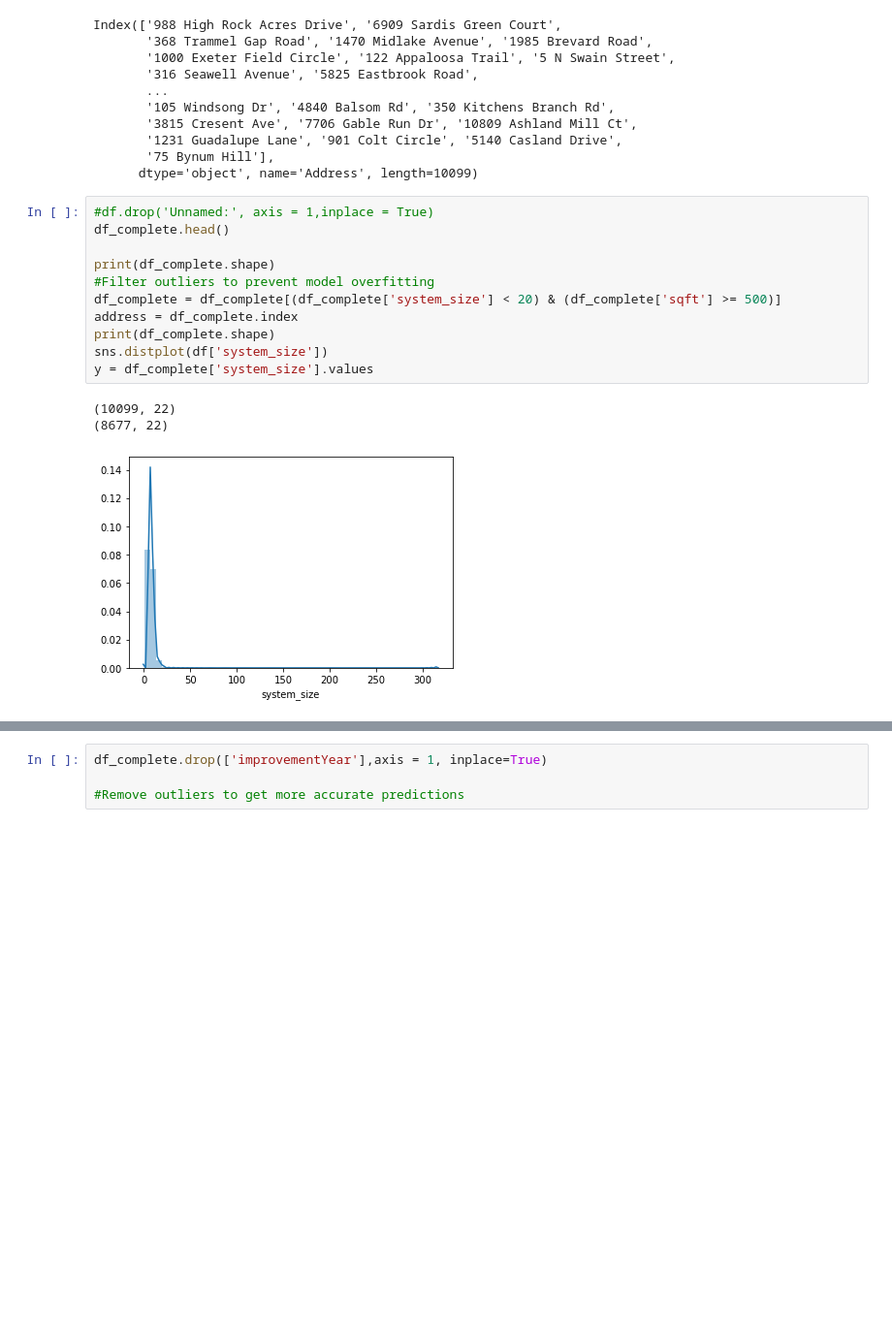
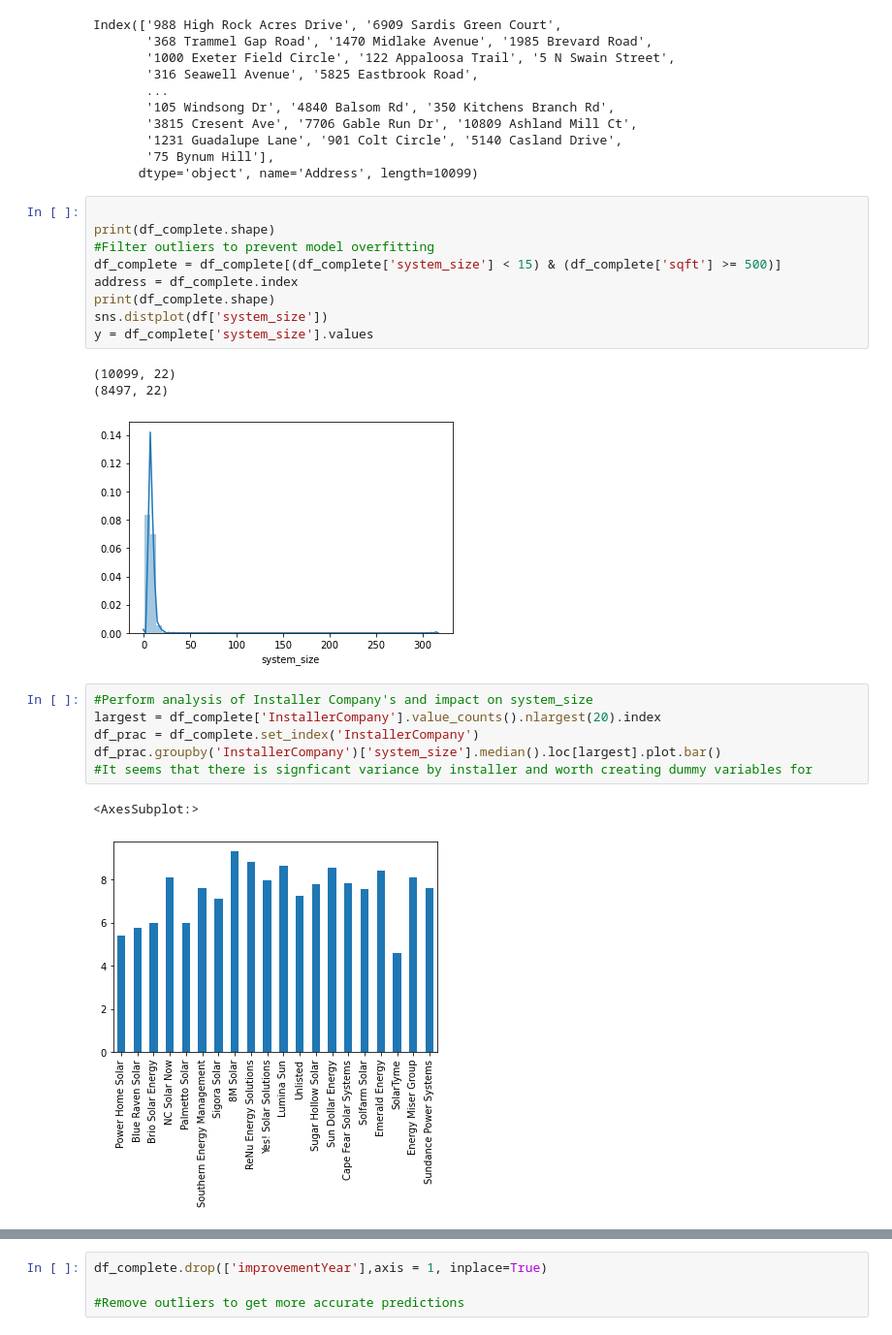
Before and after one commit to natecole25/NCSEA-Solar-System-Sizing, a Jupyter notebook: Solar System Sizing Demo.ipynb, the cells around one changed output, grey strips where cells are left out. Shown: that part at 97% size. Saved outputs shown, nothing was run; the diff lists cells and outputs as text; blank space fills up the shorter version.

```diff
--- a/Solar System Sizing Demo.ipynb
+++ b/Solar System Sizing Demo.ipynb
@@ -27,17 +27,24 @@ Index(['988 High Rock Acres Drive', '6909 Sardis Green Court',
        '75 Bynum Hill'],
       dtype='object', name='Address', length=10099)
 # %%
-#df.drop('Unnamed:', axis = 1,inplace = True)
-df_complete.head()
 
 print(df_complete.shape)
 #Filter outliers to prevent model overfitting
-df_complete = df_complete[(df_complete['system_size'] < 20) & (df_complete['sqft'] >= 500)]
+df_complete = df_complete[(df_complete['system_size'] < 15) & (df_complete['sqft'] >= 500)]
 address = df_complete.index
 print(df_complete.shape)
 sns.distplot(df['system_size'])
 y = df_complete['system_size'].values
 # %% [output]
 (10099, 22)
-(8677, 22)
+(8497, 22)
 [figure]
+# %%
+#Perform analysis of Installer Company's and impact on system_size
+largest = df_complete['InstallerCompany'].value_counts().nlargest(20).index
+df_prac = df_complete.set_index('InstallerCompany')
+df_prac.groupby('InstallerCompany')['system_size'].median().loc[largest].plot.bar()
+#It seems that there is signficant variance by installer and worth creating dummy variables for
+# %% [output]
+<AxesSubplot:>
+[figure, added]
```
Also changed, not shown: parts of 16 cells of this notebook.
